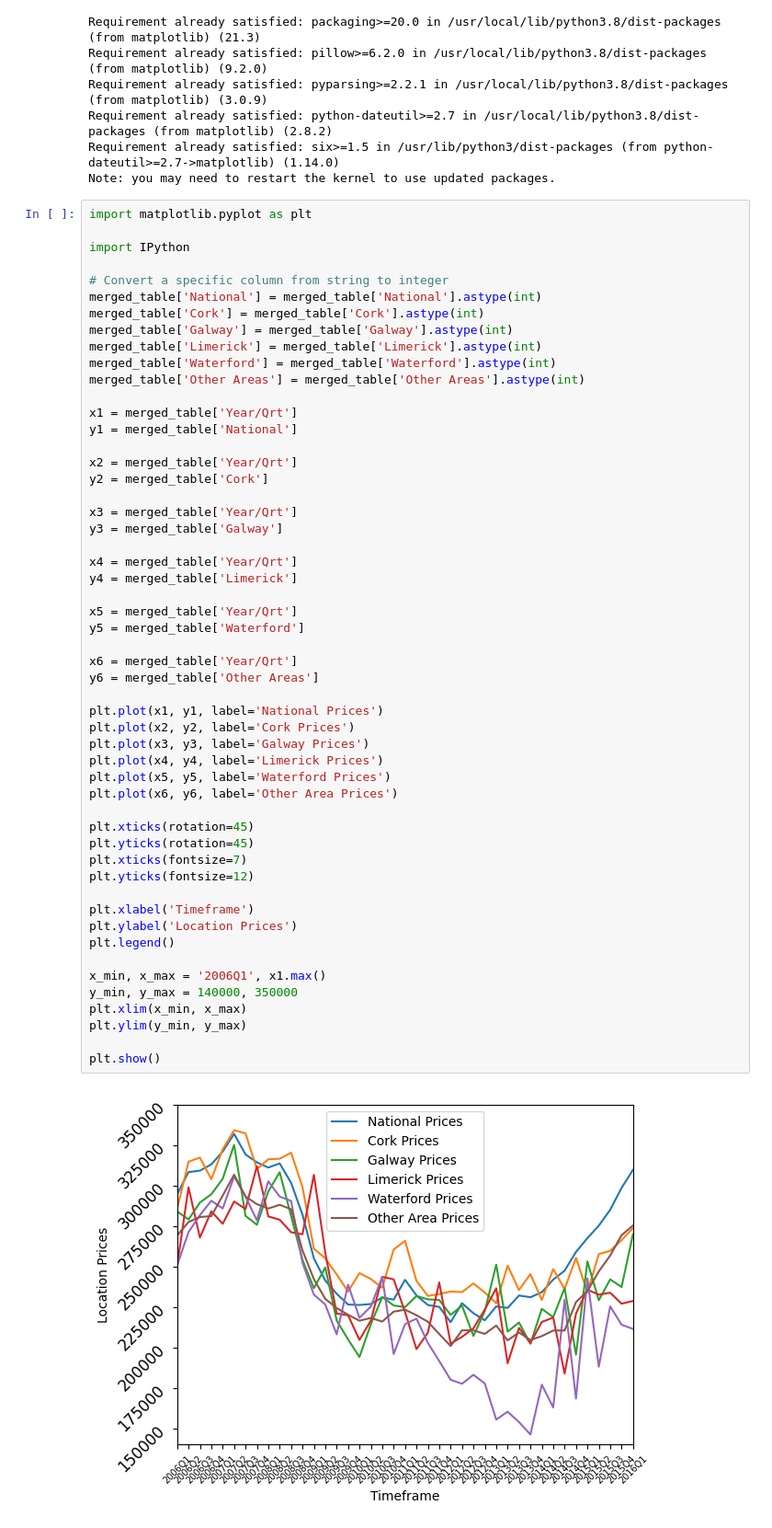
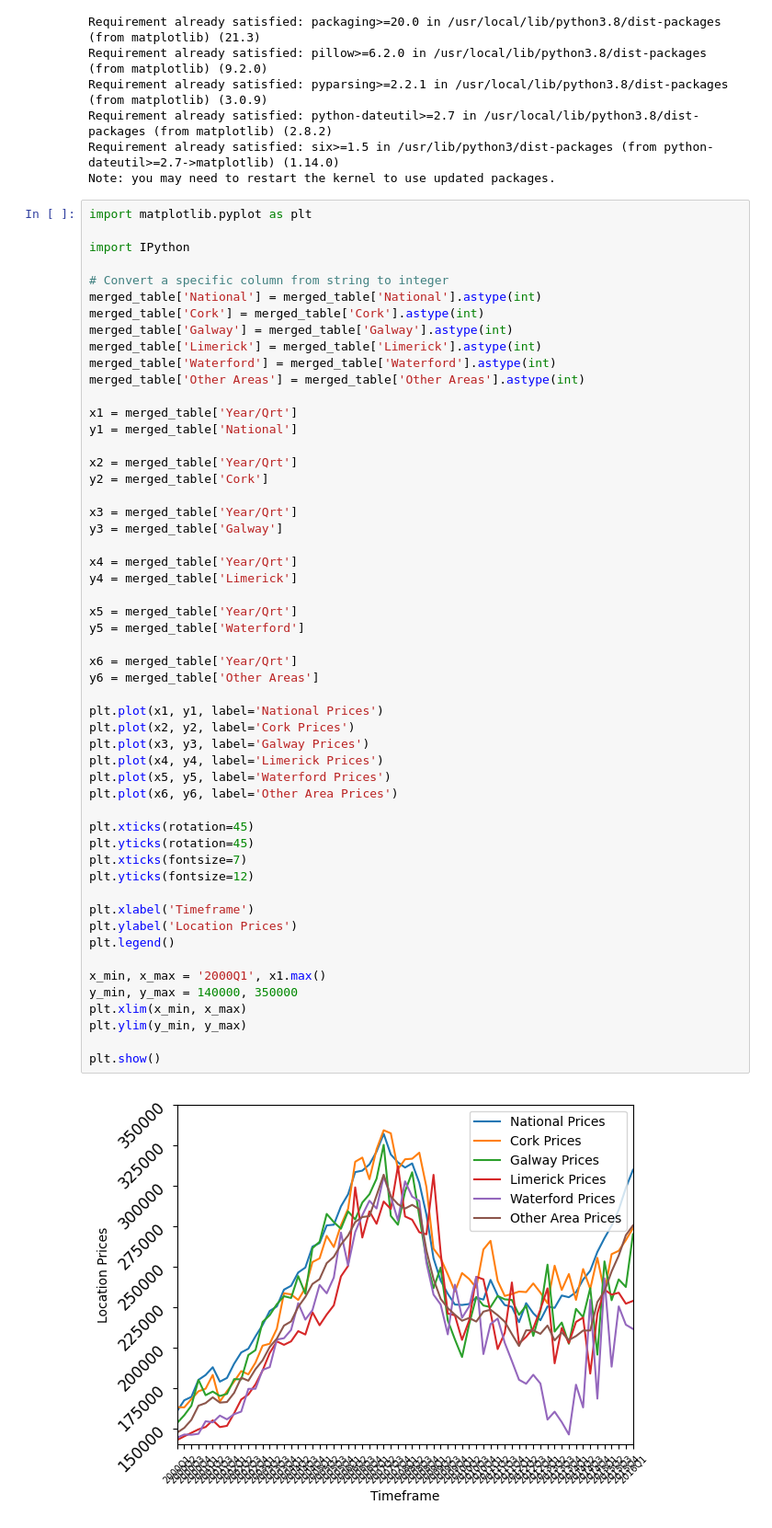
Before and after one commit to Ricey28/Data-Analytics, a Jupyter notebook: mergeTables&Visualisation.ipynb, the cells around one changed output. Shown: that part at 92% size. Cells and saved outputs as stored; diff of their text form.

Commit message:
17/05 update to visuals and final visual creation

```diff
--- a/mergeTables&Visualisation.ipynb
+++ b/mergeTables&Visualisation.ipynb
@@ -130,32 +130,32 @@ x4 = merged_table['Year/Qrt']
 y4 = merged_table['Limerick']
 
 x5 = merged_table['Year/Qrt']
 y5 = merged_table['Waterford']
 
 x6 = merged_table['Year/Qrt']
 y6 = merged_table['Other Areas']
 
 plt.plot(x1, y1, label='National Prices')
 plt.plot(x2, y2, label='Cork Prices')
 plt.plot(x3, y3, label='Galway Prices')
 plt.plot(x4, y4, label='Limerick Prices')
 plt.plot(x5, y5, label='Waterford Prices')
 plt.plot(x6, y6, label='Other Area Prices')
 
 plt.xticks(rotation=45)
 plt.yticks(rotation=45)
 plt.xticks(fontsize=7)
 plt.yticks(fontsize=12)
 
 plt.xlabel('Timeframe')
 plt.ylabel('Location Prices')
 plt.legend()
 
-x_min, x_max = '2006Q1', x1.max()
+x_min, x_max = '2000Q1', x1.max()
 y_min, y_max = 140000, 350000
 plt.xlim(x_min, x_max)
 plt.ylim(y_min, y_max)
 
 plt.show()
 # %% [output]
-[figure, old version]
+[figure, new version]
```
Also changed, not shown: parts of 2 cells of this notebook.
